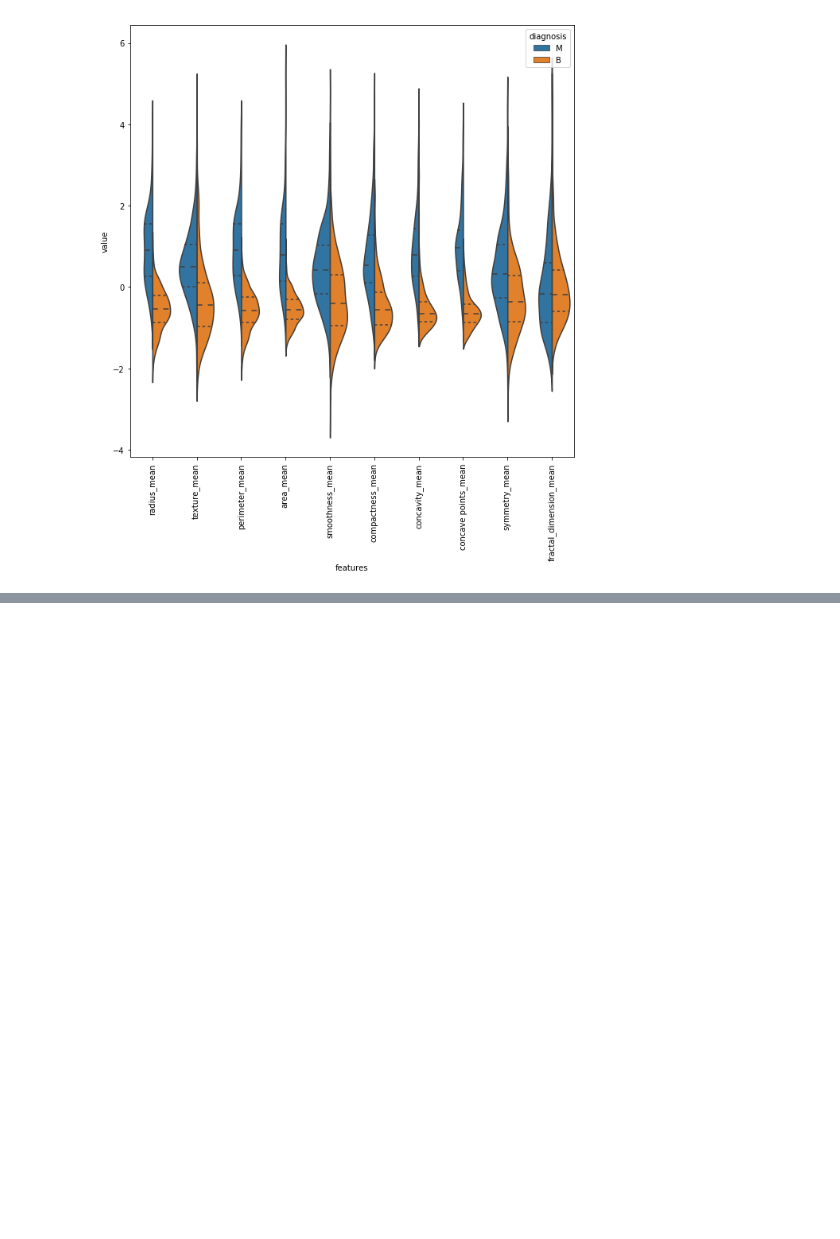
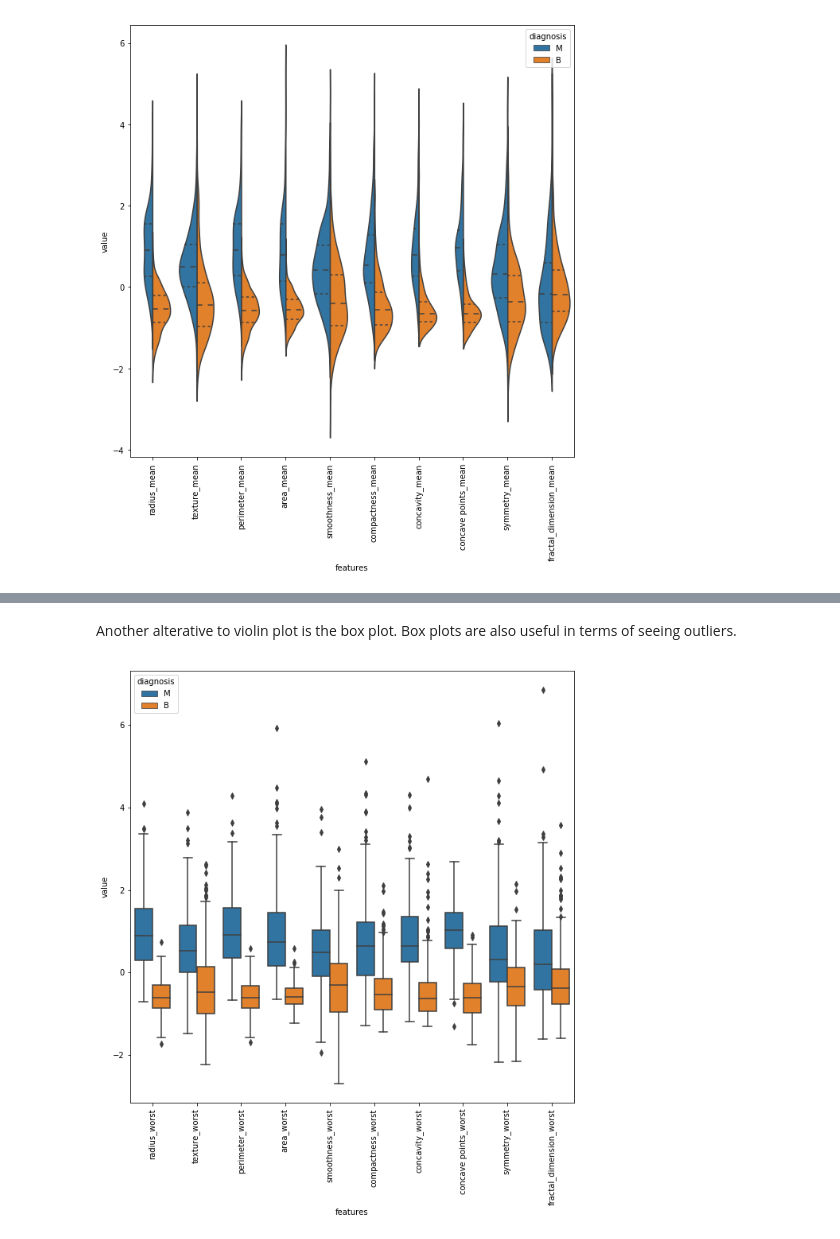
Before and after one commit to IvanHalim/numerical-recipes, a Jupyter notebook: 14. Feature Selection/1. Feature Selection.ipynb, the cells around one changed output, grey strips where cells are left out. Cells and saved outputs as stored; diff of their text form; code cells hidden in the pictures; blank space fills up the shorter version.

```diff
--- a/14. Feature Selection/1. Feature Selection.ipynb
+++ b/14. Feature Selection/1. Feature Selection.ipynb
@@ -231,0 +262,10 @@ plt.show()
+# %% [markdown]
+Another alterative to violin plot is the box plot. Box plots are also useful in terms of seeing outliers.
+# %%
+# Box plot
+plt.figure(figsize=(10, 10))
+sns.boxplot(x='features', y='value', hue='diagnosis', data=third_10)
+plt.xticks(rotation=90)
+plt.show()
+# %% [output]
+[figure, added]
```
Also changed, not shown: parts of 3 cells of this notebook.
